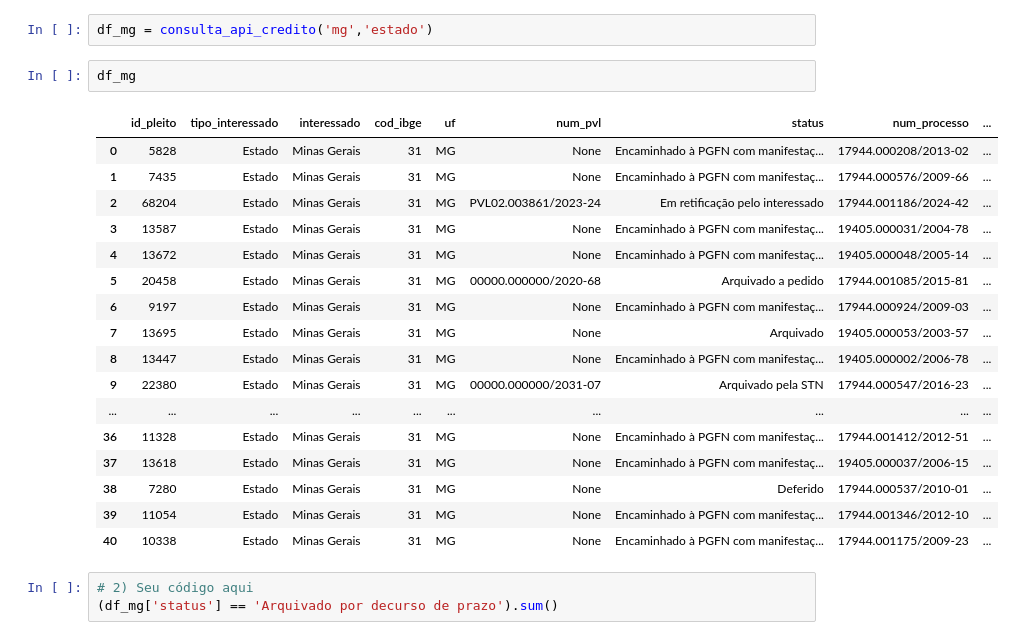
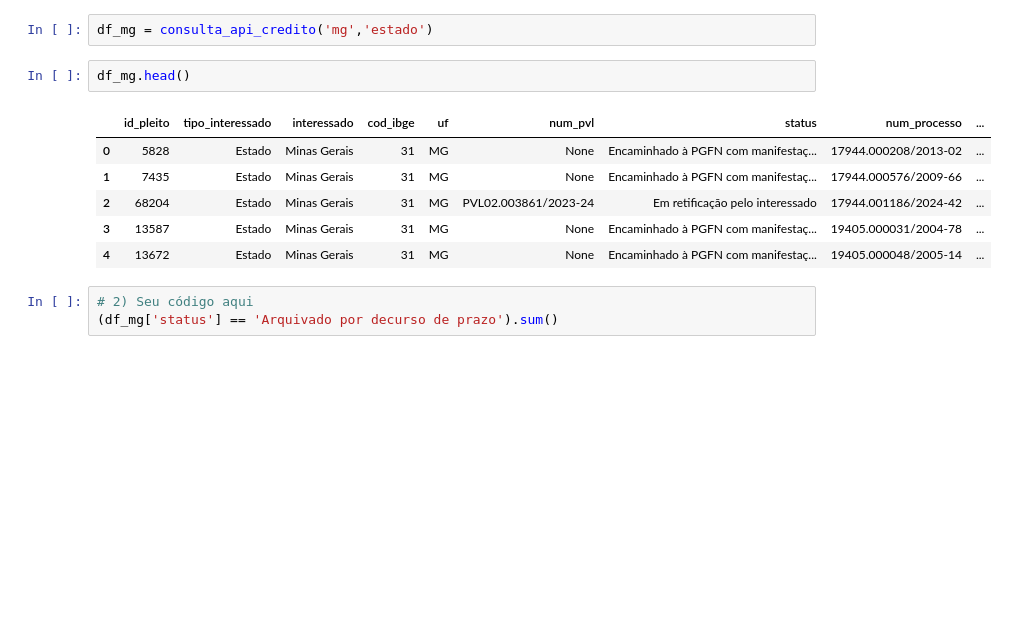
Before and after one commit to liviapg/volta-zero, a Jupyter notebook: Atividades_Ebac/Mod04 Tarefa aulas 06 a 08.ipynb, the cells around one changed output. Cells and saved outputs as stored; diff of their text form; blank space fills up the shorter version.

```diff
--- a/Atividades_Ebac/Mod04 Tarefa aulas 06 a 08.ipynb
+++ b/Atividades_Ebac/Mod04 Tarefa aulas 06 a 08.ipynb
@@ -142,25 +142,14 @@ def consulta_api_credito(uf, tipo_interessado):
 # %%
 df_mg = consulta_api_credito('mg','estado')
 # %%
-df_mg
+df_mg.head()
 # %% [output]
 |  | id_pleito | tipo_interessado | interessado | cod_ibge | uf | num_pvl | status | num_processo | ... |
 | 0 | 5828 | Estado | Minas Gerais | 31 | MG | None | Encaminhado à PGFN com manifestaç... | 17944.000208/2013-02 | ... |
 | 1 | 7435 | Estado | Minas Gerais | 31 | MG | None | Encaminhado à PGFN com manifestaç... | 17944.000576/2009-66 | ... |
 | 2 | 68204 | Estado | Minas Gerais | 31 | MG | PVL02.003861/2023-24 | Em retificação pelo interessado | 17944.001186/2024-42 | ... |
 | 3 | 13587 | Estado | Minas Gerais | 31 | MG | None | Encaminhado à PGFN com manifestaç... | 19405.000031/2004-78 | ... |
 | 4 | 13672 | Estado | Minas Gerais | 31 | MG | None | Encaminhado à PGFN com manifestaç... | 19405.000048/2005-14 | ... |
-| 5 | 20458 | Estado | Minas Gerais | 31 | MG | 00000.000000/2020-68 | Arquivado a pedido | 17944.001085/2015-81 | ... |
-| 6 | 9197 | Estado | Minas Gerais | 31 | MG | None | Encaminhado à PGFN com manifestaç... | 17944.000924/2009-03 | ... |
-| 7 | 13695 | Estado | Minas Gerais | 31 | MG | None | Arquivado | 19405.000053/2003-57 | ... |
-| 8 | 13447 | Estado | Minas Gerais | 31 | MG | None | Encaminhado à PGFN com manifestaç... | 19405.000002/2006-78 | ... |
-| 9 | 22380 | Estado | Minas Gerais | 31 | MG | 00000.000000/2031-07 | Arquivado pela STN | 17944.000547/2016-23 | ... |
-| ... | ... | ... | ... | ... | ... | ... | ... | ... | ... |
-| 36 | 11328 | Estado | Minas Gerais | 31 | MG | None | Encaminhado à PGFN com manifestaç... | 17944.001412/2012-51 | ... |
-| 37 | 13618 | Estado | Minas Gerais | 31 | MG | None | Encaminhado à PGFN com manifestaç... | 19405.000037/2006-15 | ... |
-| 38 | 7280 | Estado | Minas Gerais | 31 | MG | None | Deferido | 17944.000537/2010-01 | ... |
-| 39 | 11054 | Estado | Minas Gerais | 31 | MG | None | Encaminhado à PGFN com manifestaç... | 17944.001346/2012-10 | ... |
-| 40 | 10338 | Estado | Minas Gerais | 31 | MG | None | Encaminhado à PGFN com manifestaç... | 17944.001175/2009-23 | ... |
 # %%
 # 2) Seu código aqui
 (df_mg['status'] == 'Arquivado por decurso de prazo').sum()
```
